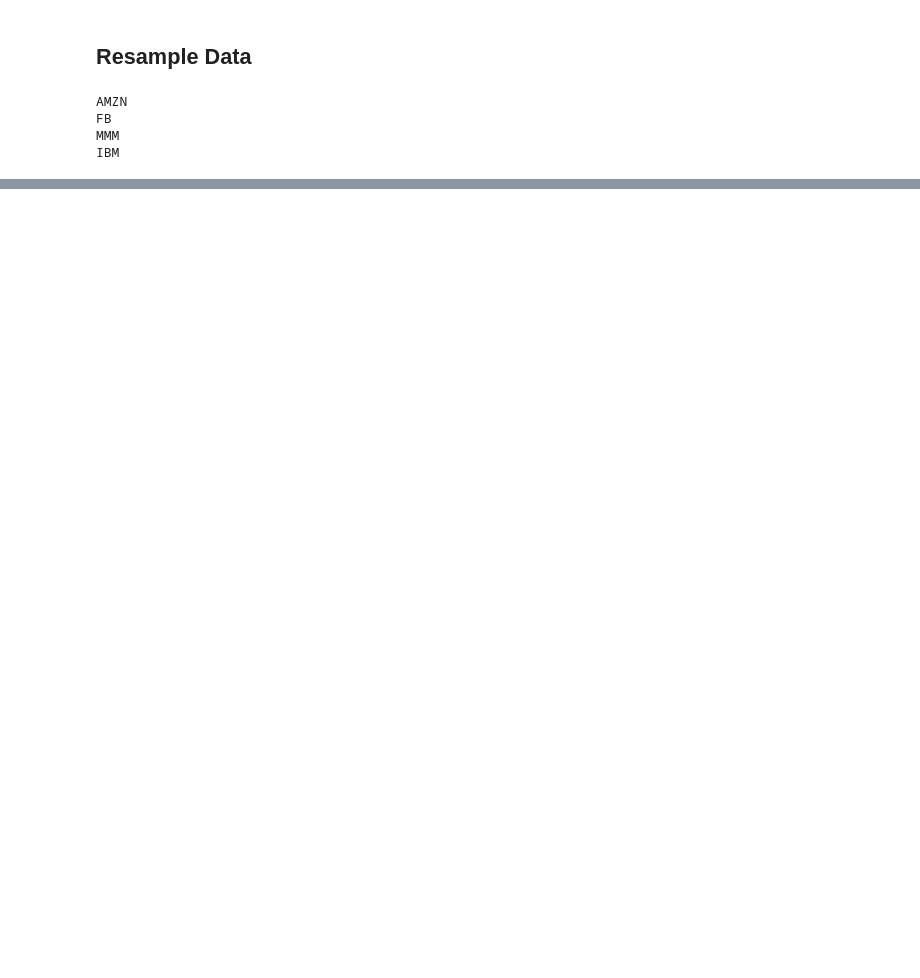
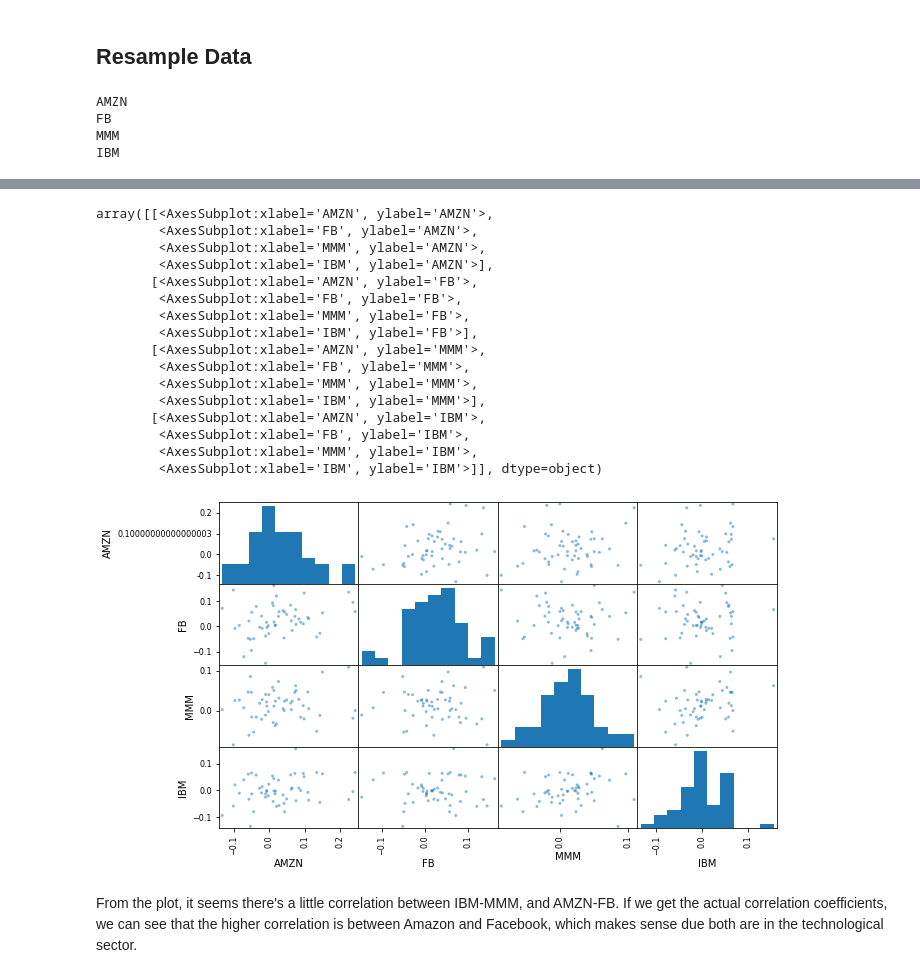
Before and after one commit to brunocgf/CertificationUT_DS, a Jupyter notebook: Fundations_of_DS/Module07/Assignment/assignment3.ipynb, the cells around one changed output, grey strips where cells are left out. Cells and saved outputs as stored; diff of their text form; code cells hidden in the pictures; blank space fills up the shorter version.

```diff
--- a/Fundations_of_DS/Module07/Assignment/assignment3.ipynb
+++ b/Fundations_of_DS/Module07/Assignment/assignment3.ipynb
@@ -118,0 +176,3 @@ Freq: BM, Name: Adj Close, Length: 60, dtype: float64
+# %%
+df_returns = pd.DataFrame(returns)
+df_returns
@@ -118,0 +194,23 @@ Freq: BM, Name: Adj Close, Length: 60, dtype: float64
+# %%
+#fig, ax = plt.subplots()
+pd.plotting.scatter_matrix(df_returns)
+# %% [output]
+array([[<AxesSubplot:xlabel='AMZN', ylabel='AMZN'>,
+        <AxesSubplot:xlabel='FB', ylabel='AMZN'>,
+        <AxesSubplot:xlabel='MMM', ylabel='AMZN'>,
+        <AxesSubplot:xlabel='IBM', ylabel='AMZN'>],
+       [<AxesSubplot:xlabel='AMZN', ylabel='FB'>,
+        <AxesSubplot:xlabel='FB', ylabel='FB'>,
+        <AxesSubplot:xlabel='MMM', ylabel='FB'>,
+        <AxesSubplot:xlabel='IBM', ylabel='FB'>],
+       [<AxesSubplot:xlabel='AMZN', ylabel='MMM'>,
+        <AxesSubplot:xlabel='FB', ylabel='MMM'>,
+        <AxesSubplot:xlabel='MMM', ylabel='MMM'>,
+        <AxesSubplot:xlabel='IBM', ylabel='MMM'>],
+       [<AxesSubplot:xlabel='AMZN', ylabel='IBM'>,
+        <AxesSubplot:xlabel='FB', ylabel='IBM'>,
+        <AxesSubplot:xlabel='MMM', ylabel='IBM'>,
+        <AxesSubplot:xlabel='IBM', ylabel='IBM'>]], dtype=object)
+[figure, added]
+# %% [markdown]
+From the plot, it seems there's a little correlation between IBM-MMM, and AMZN-FB. If we get the actual correlation coefficients, we can see that the higher correlation is between Amazon and Facebook, which makes sense due both are in the technological sector.
```
Also changed, not shown: parts of 21 cells of this notebook, 1 other file.
